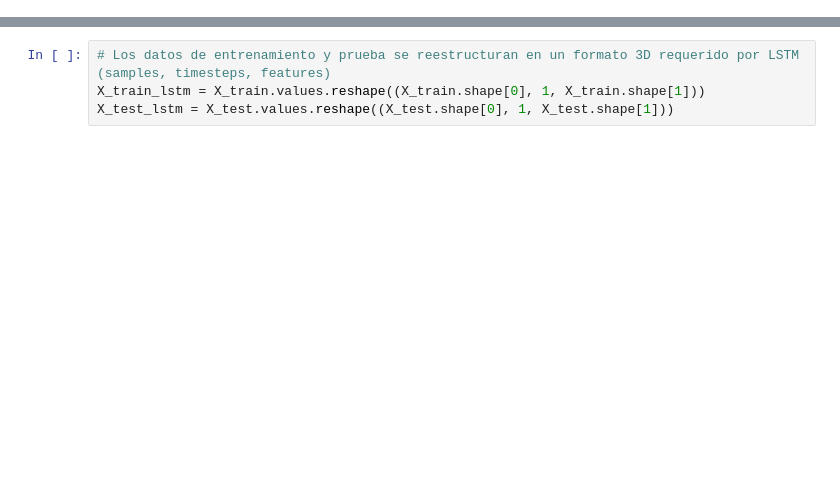
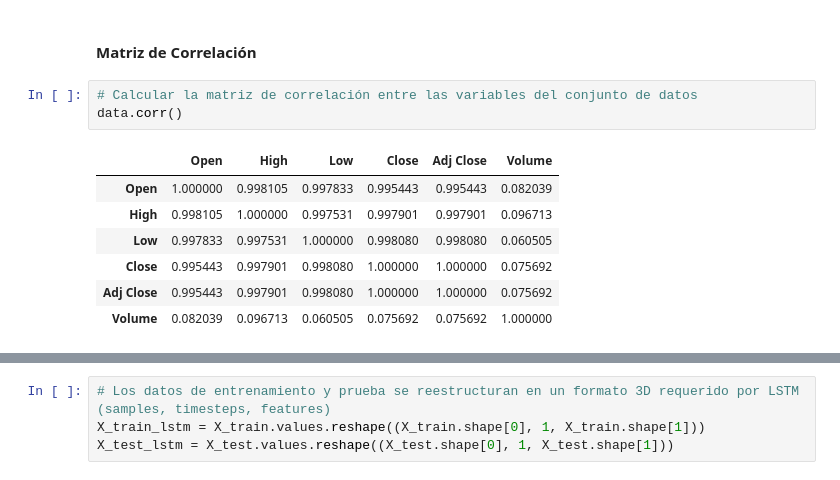
Before and after one commit to KarloRCDev/SW_Inteligente_Projecto_Final, a Jupyter notebook: Modelos/LSTM/MODELO_LSTM.ipynb, the cells around one changed output, grey strips where cells are left out. Saved outputs shown, nothing was run; the diff lists cells and outputs as text; blank space fills up the shorter version.

```diff
--- a/Modelos/LSTM/MODELO_LSTM.ipynb
+++ b/Modelos/LSTM/MODELO_LSTM.ipynb
@@ -97,0 +140,13 @@ Preparación de los datos para LSTM:
+# %% [markdown]
+#### **Matriz de Correlación**
+# %%
+# Calcular la matriz de correlación entre las variables del conjunto de datos
+data.corr()
+# %% [output]
+|  | Open | High | Low | Close | Adj Close | Volume |
+| Open | 1.000000 | 0.998105 | 0.997833 | 0.995443 | 0.995443 | 0.082039 |
+| High | 0.998105 | 1.000000 | 0.997531 | 0.997901 | 0.997901 | 0.096713 |
+| Low | 0.997833 | 0.997531 | 1.000000 | 0.998080 | 0.998080 | 0.060505 |
+| Close | 0.995443 | 0.997901 | 0.998080 | 1.000000 | 1.000000 | 0.075692 |
+| Adj Close | 0.995443 | 0.997901 | 0.998080 | 1.000000 | 1.000000 | 0.075692 |
+| Volume | 0.082039 | 0.096713 | 0.060505 | 0.075692 | 0.075692 | 1.000000 |
```
Also changed, not shown: parts of 59 cells of this notebook, 16 other files.
